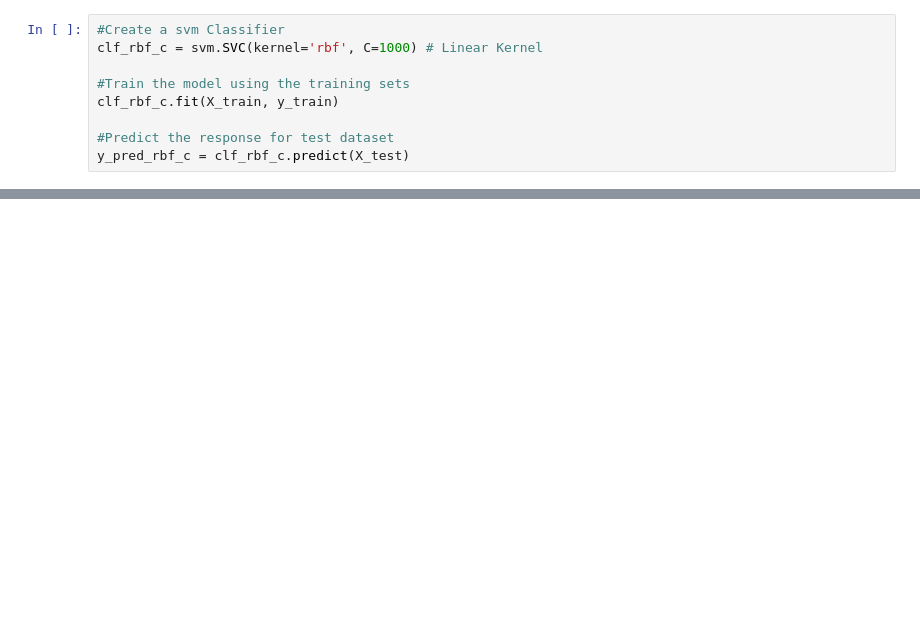
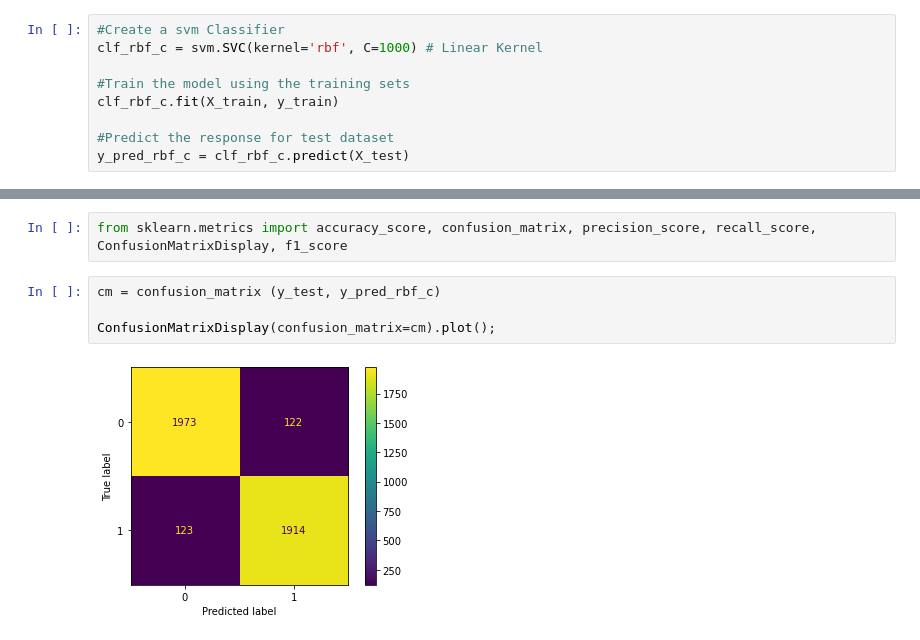
Before and after one commit to josh-g-grimes/Gaming-Behavior, a Jupyter notebook: svv_notebook.ipynb, the cells around one changed output, grey strips where cells are left out. Saved outputs shown, nothing was run; the diff lists cells and outputs as text; blank space fills up the shorter version.

```diff
--- a/svv_notebook.ipynb
+++ b/svv_notebook.ipynb
@@ -130,0 +131,8 @@ Recall: 0.9361069836552749
+# %%
+from sklearn.metrics import accuracy_score, confusion_matrix, precision_score, recall_score, ConfusionMatrixDisplay, f1_score
+# %%
+cm = confusion_matrix (y_test, y_pred_rbf_c)
+
+ConfusionMatrixDisplay(confusion_matrix=cm).plot();
+# %% [output]
+[figure, added]
```
Also changed, not shown: parts of 4 cells of this notebook, 2 other files.
